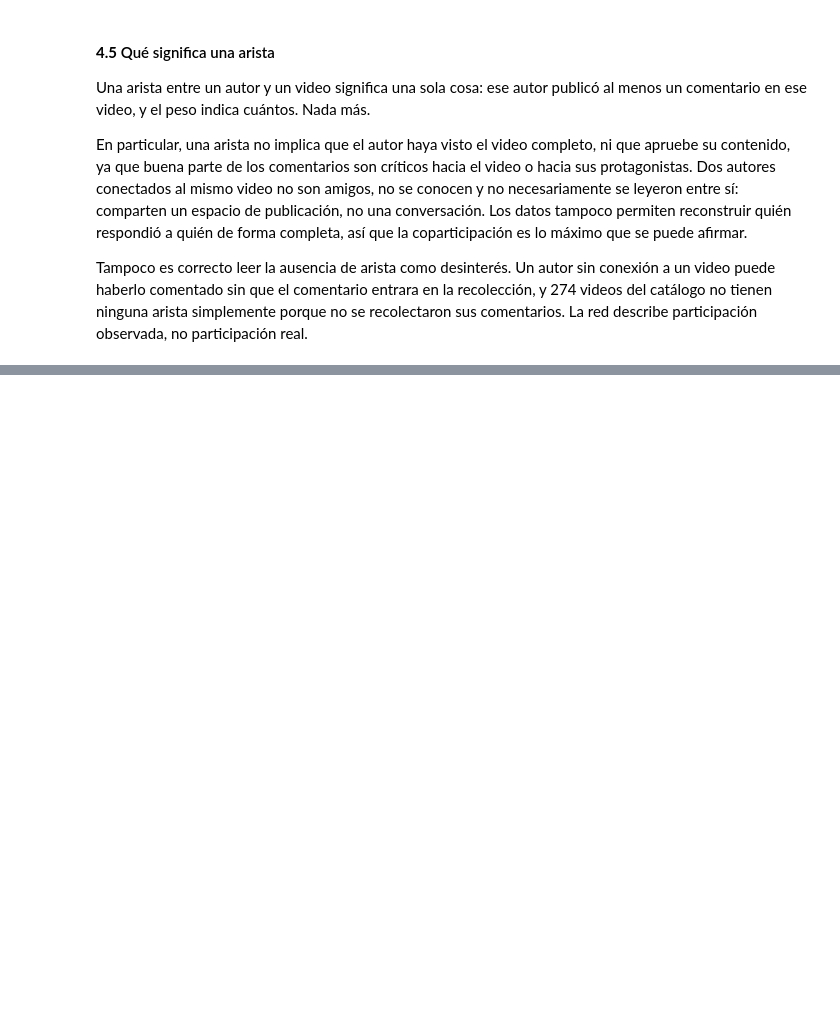
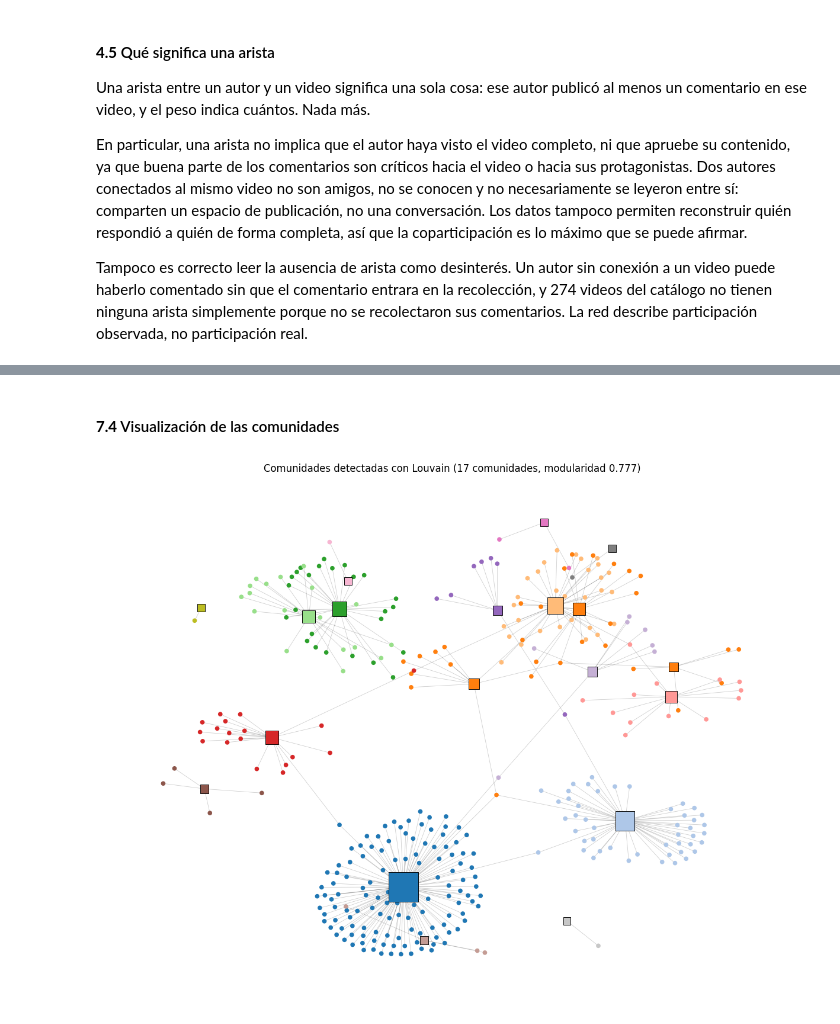
Before and after one commit to marcocarbajalb/lab6_DS, a Jupyter notebook: Laboratorio6_DS_Grupo7.ipynb, the cells around one changed output, grey strips where cells are left out. Saved outputs shown, nothing was run; the diff lists cells and outputs as text; code cells hidden in the pictures; blank space fills up the shorter version.

```diff
--- a/Laboratorio6_DS_Grupo7.ipynb
+++ b/Laboratorio6_DS_Grupo7.ipynb
@@ -1253,0 +1492,9 @@ Tampoco es correcto leer la ausencia de arista como desinterés. Un autor sin co
+# %%
+from networkx.algorithms import community
+
+comunidades = community.louvain_communities(G, weight='weight', seed=7, resolution=1.0)
+modularidad = community.modularity(G, comunidades, weight='weight')
+
+print(f'número de comunidades: {len(comunidades)}')
+print(f'tamaños: {sorted((len(c) for c in comunidades), reverse=True)}')
+print(f'modularidad: {modularidad:.4f}')
@@ -1253,0 +1509,25 @@ Tampoco es correcto leer la ausencia de arista como desinterés. Un autor sin co
+# %% [markdown]
+#### **7.4** Visualización de las comunidades
+# %%
+comunidades_ordenadas = sorted(comunidades, key=len, reverse=True)
+color_comunidad = {}
+paleta_com = plt.cm.tab20(np.linspace(0, 1, 20))
+for i, com in enumerate(comunidades_ordenadas):
+    for n in com:
+        color_comunidad[n] = paleta_com[i % 20]
+
+fig, ax = plt.subplots(figsize=(11, 8.5))
+pos_c = nx.spring_layout(G, k=0.35, seed=7, iterations=120)
+nx.draw_networkx_edges(G, pos_c, alpha=0.2, width=0.5, ax=ax)
+nx.draw_networkx_nodes(G, pos_c, nodelist=sorted(AUTORES), node_size=16,
+                       node_color=[color_comunidad[n] for n in sorted(AUTORES)], ax=ax)
+nx.draw_networkx_nodes(G, pos_c, nodelist=sorted(VIDEOS),
+                       node_size=[60 + 8 * G.degree(n) for n in sorted(VIDEOS)],
+                       node_color=[color_comunidad[n] for n in sorted(VIDEOS)],
+                       node_shape='s', edgecolors='black', linewidths=0.6, ax=ax)
+ax.set_title(f'Comunidades detectadas con Louvain ({len(comunidades)} comunidades, modularidad {modularidad:.3f})')
+ax.axis('off')
+plt.tight_layout()
+plt.show()
+# %% [output]
+[figure, added]
```
Also changed, not shown: parts of 53 cells of this notebook, 1 other file.
